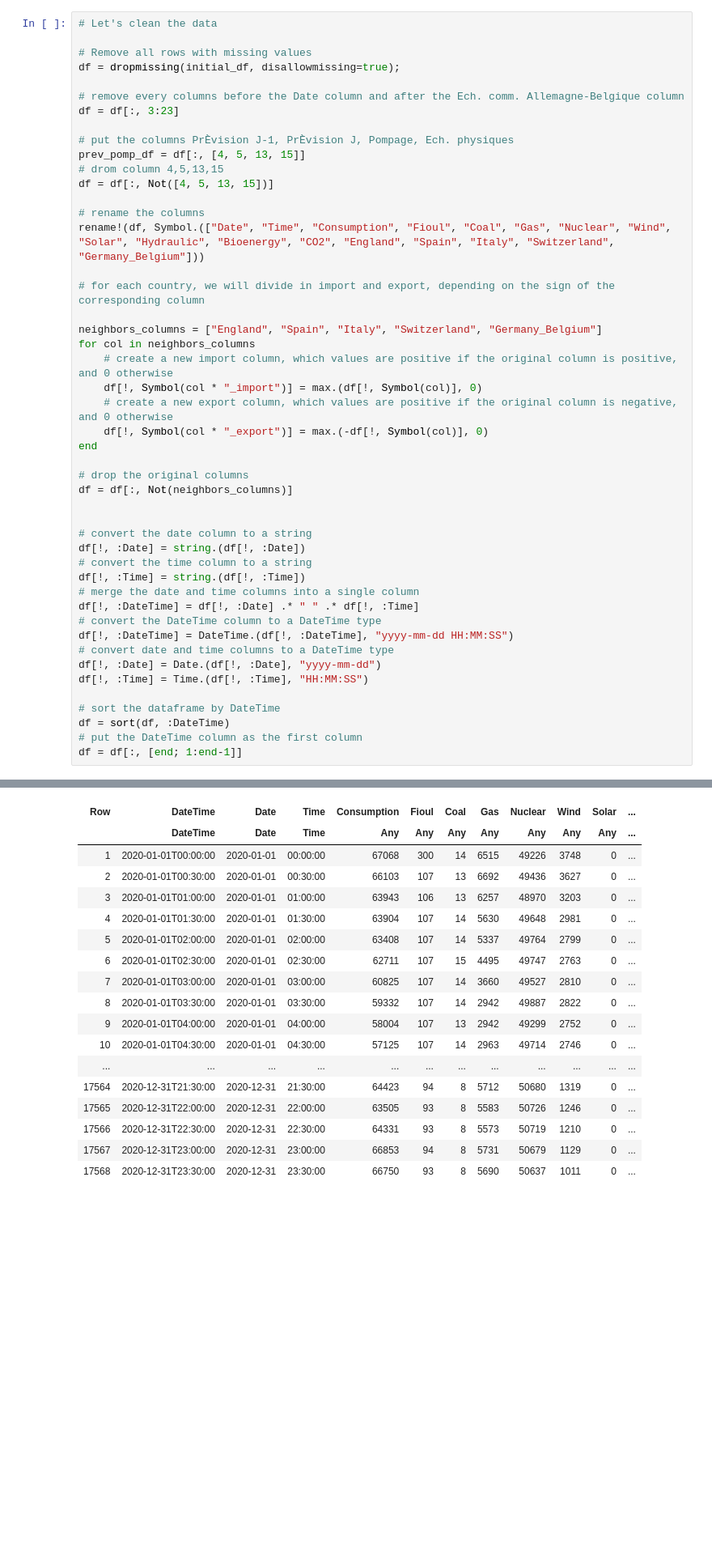
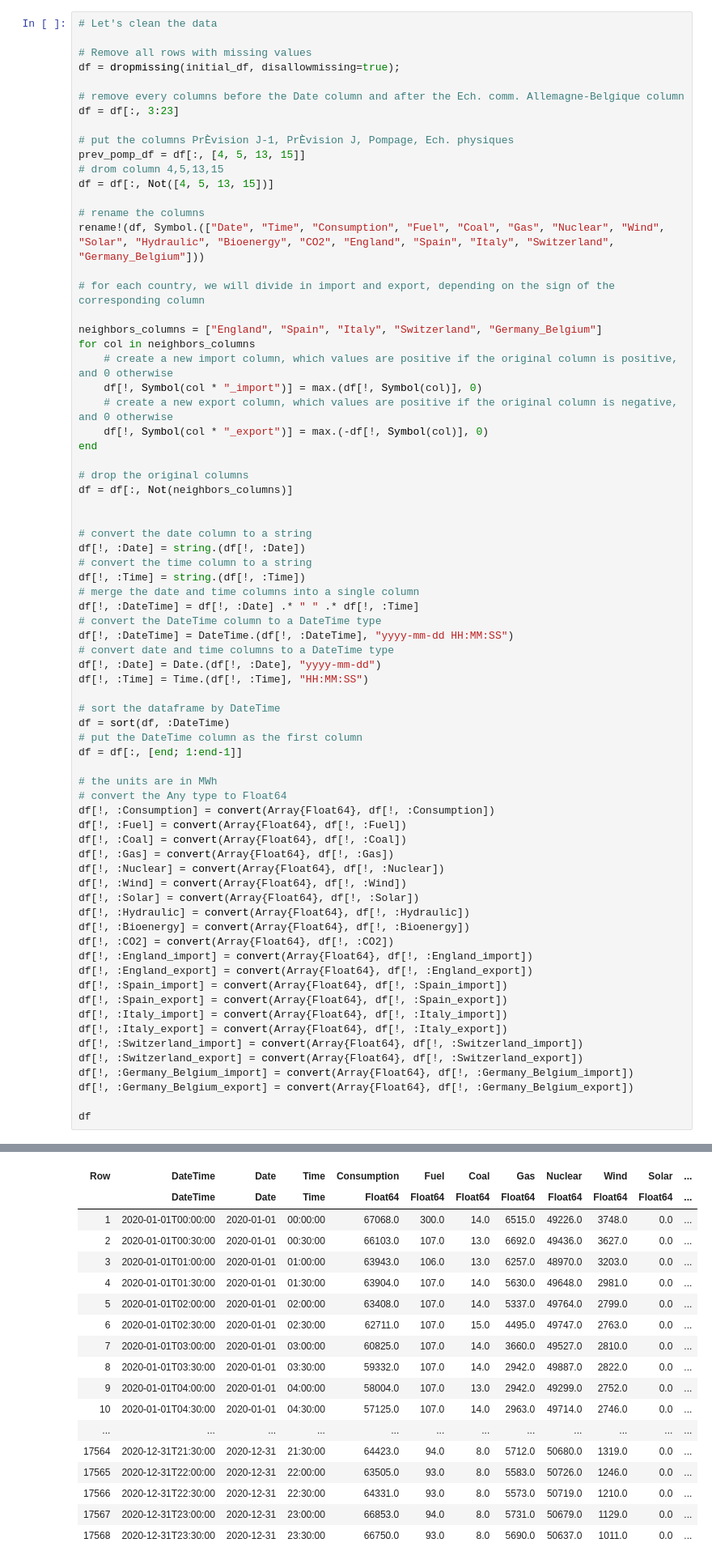
Before and after one commit to OscarCourbit/Energy-Allocation-in-France, a Jupyter notebook: Project_Problem.ipynb, the cells around one changed output, grey strips where cells are left out. Shown at 81% size. Drawn from its saved outputs; the diff is of its cells as text; blank space fills up the shorter version.

```diff
--- a/Project_Problem.ipynb
+++ b/Project_Problem.ipynb
@@ -27,7 +27,7 @@ prev_pomp_df = df[:, [4, 5, 13, 15]]
 df = df[:, Not([4, 5, 13, 15])]
 
 # rename the columns
-rename!(df, Symbol.(["Date", "Time", "Consumption", "Fioul", "Coal", "Gas", "Nuclear", "Wind", "Solar", "Hydraulic", "Bioenergy", "CO2", "England", "Spain", "Italy", "Switzerland", "Germany_Belgium"]))
+rename!(df, Symbol.(["Date", "Time", "Consumption", "Fuel", "Coal", "Gas", "Nuclear", "Wind", "Solar", "Hydraulic", "Bioenergy", "CO2", "England", "Spain", "Italy", "Switzerland", "Germany_Belgium"]))
 
 # for each country, we will divide in import and export, depending on the sign of the corresponding column
 
@@ -35,48 +35,73 @@ neighbors_columns = ["England", "Spain", "Italy", "Switzerland", "Germany_Belgiu
 for col in neighbors_columns
     # create a new import column, which values are positive if the original column is positive, and 0 otherwise
     df[!, Symbol(col * "_import")] = max.(df[!, Symbol(col)], 0)
     # create a new export column, which values are positive if the original column is negative, and 0 otherwise
     df[!, Symbol(col * "_export")] = max.(-df[!, Symbol(col)], 0)
 end
 
 # drop the original columns
 df = df[:, Not(neighbors_columns)]
 
 
 # convert the date column to a string
 df[!, :Date] = string.(df[!, :Date])
 # convert the time column to a string
 df[!, :Time] = string.(df[!, :Time])
 # merge the date and time columns into a single column
 df[!, :DateTime] = df[!, :Date] .* " " .* df[!, :Time]
 # convert the DateTime column to a DateTime type
 df[!, :DateTime] = DateTime.(df[!, :DateTime], "yyyy-mm-dd HH:MM:SS")
 # convert date and time columns to a DateTime type
 df[!, :Date] = Date.(df[!, :Date], "yyyy-mm-dd")
 df[!, :Time] = Time.(df[!, :Time], "HH:MM:SS")
 
 # sort the dataframe by DateTime
 df = sort(df, :DateTime)
 # put the DateTime column as the first column
 df = df[:, [end; 1:end-1]]
+
+# the units are in MWh
+# convert the Any type to Float64
+df[!, :Consumption] = convert(Array{Float64}, df[!, :Consumption])
+df[!, :Fuel] = convert(Array{Float64}, df[!, :Fuel])
+df[!, :Coal] = convert(Array{Float64}, df[!, :Coal])
+df[!, :Gas] = convert(Array{Float64}, df[!, :Gas])
+df[!, :Nuclear] = convert(Array{Float64}, df[!, :Nuclear])
+df[!, :Wind] = convert(Array{Float64}, df[!, :Wind])
+df[!, :Solar] = convert(Array{Float64}, df[!, :Solar])
+df[!, :Hydraulic] = convert(Array{Float64}, df[!, :Hydraulic])
+df[!, :Bioenergy] = convert(Array{Float64}, df[!, :Bioenergy])
+df[!, :CO2] = convert(Array{Float64}, df[!, :CO2])
+df[!, :England_import] = convert(Array{Float64}, df[!, :England_import])
+df[!, :England_export] = convert(Array{Float64}, df[!, :England_export])
+df[!, :Spain_import] = convert(Array{Float64}, df[!, :Spain_import])
+df[!, :Spain_export] = convert(Array{Float64}, df[!, :Spain_export])
+df[!, :Italy_import] = convert(Array{Float64}, df[!, :Italy_import])
+df[!, :Italy_export] = convert(Array{Float64}, df[!, :Italy_export])
+df[!, :Switzerland_import] = convert(Array{Float64}, df[!, :Switzerland_import])
+df[!, :Switzerland_export] = convert(Array{Float64}, df[!, :Switzerland_export])
+df[!, :Germany_Belgium_import] = convert(Array{Float64}, df[!, :Germany_Belgium_import])
+df[!, :Germany_Belgium_export] = convert(Array{Float64}, df[!, :Germany_Belgium_export])
+
+df
 # %% [output]
 17568×23 DataFrame
 17543 rows omitted
-| Row | DateTime | Date | Time | Consumption | Fioul | Coal | Gas | Nuclear | Wind | Solar | ... |
-|  | DateTime | Date | Time | Any | Any | Any | Any | Any | Any | Any | ... |
-| 1 | 2020-01-01T00:00:00 | 2020-01-01 | 00:00:00 | 67068 | 300 | 14 | 6515 | 49226 | 3748 | 0 | ... |
-| 2 | 2020-01-01T00:30:00 | 2020-01-01 | 00:30:00 | 66103 | 107 | 13 | 6692 | 49436 | 3627 | 0 | ... |
-| 3 | 2020-01-01T01:00:00 | 2020-01-01 | 01:00:00 | 63943 | 106 | 13 | 6257 | 48970 | 3203 | 0 | ... |
-| 4 | 2020-01-01T01:30:00 | 2020-01-01 | 01:30:00 | 63904 | 107 | 14 | 5630 | 49648 | 2981 | 0 | ... |
-| 5 | 2020-01-01T02:00:00 | 2020-01-01 | 02:00:00 | 63408 | 107 | 14 | 5337 | 49764 | 2799 | 0 | ... |
-| 6 | 2020-01-01T02:30:00 | 2020-01-01 | 02:30:00 | 62711 | 107 | 15 | 4495 | 49747 | 2763 | 0 | ... |
-| 7 | 2020-01-01T03:00:00 | 2020-01-01 | 03:00:00 | 60825 | 107 | 14 | 3660 | 49527 | 2810 | 0 | ... |
-| 8 | 2020-01-01T03:30:00 | 2020-01-01 | 03:30:00 | 59332 | 107 | 14 | 2942 | 49887 | 2822 | 0 | ... |
-| 9 | 2020-01-01T04:00:00 | 2020-01-01 | 04:00:00 | 58004 | 107 | 13 | 2942 | 49299 | 2752 | 0 | ... |
-| 10 | 2020-01-01T04:30:00 | 2020-01-01 | 04:30:00 | 57125 | 107 | 14 | 2963 | 49714 | 2746 | 0 | ... |
+| Row | DateTime | Date | Time | Consumption | Fuel | Coal | Gas | Nuclear | Wind | Solar | ... |
+|  | DateTime | Date | Time | Float64 | Float64 | Float64 | Float64 | Float64 | Float64 | Float64 | ... |
+| 1 | 2020-01-01T00:00:00 | 2020-01-01 | 00:00:00 | 67068.0 | 300.0 | 14.0 | 6515.0 | 49226.0 | 3748.0 | 0.0 | ... |
+| 2 | 2020-01-01T00:30:00 | 2020-01-01 | 00:30:00 | 66103.0 | 107.0 | 13.0 | 6692.0 | 49436.0 | 3627.0 | 0.0 | ... |
+| 3 | 2020-01-01T01:00:00 | 2020-01-01 | 01:00:00 | 63943.0 | 106.0 | 13.0 | 6257.0 | 48970.0 | 3203.0 | 0.0 | ... |
+| 4 | 2020-01-01T01:30:00 | 2020-01-01 | 01:30:00 | 63904.0 | 107.0 | 14.0 | 5630.0 | 49648.0 | 2981.0 | 0.0 | ... |
+| 5 | 2020-01-01T02:00:00 | 2020-01-01 | 02:00:00 | 63408.0 | 107.0 | 14.0 | 5337.0 | 49764.0 | 2799.0 | 0.0 | ... |
+| 6 | 2020-01-01T02:30:00 | 2020-01-01 | 02:30:00 | 62711.0 | 107.0 | 15.0 | 4495.0 | 49747.0 | 2763.0 | 0.0 | ... |
+| 7 | 2020-01-01T03:00:00 | 2020-01-01 | 03:00:00 | 60825.0 | 107.0 | 14.0 | 3660.0 | 49527.0 | 2810.0 | 0.0 | ... |
+| 8 | 2020-01-01T03:30:00 | 2020-01-01 | 03:30:00 | 59332.0 | 107.0 | 14.0 | 2942.0 | 49887.0 | 2822.0 | 0.0 | ... |
+| 9 | 2020-01-01T04:00:00 | 2020-01-01 | 04:00:00 | 58004.0 | 107.0 | 13.0 | 2942.0 | 49299.0 | 2752.0 | 0.0 | ... |
+| 10 | 2020-01-01T04:30:00 | 2020-01-01 | 04:30:00 | 57125.0 | 107.0 | 14.0 | 2963.0 | 49714.0 | 2746.0 | 0.0 | ... |
 | ... | ... | ... | ... | ... | ... | ... | ... | ... | ... | ... | ... |
-| 17564 | 2020-12-31T21:30:00 | 2020-12-31 | 21:30:00 | 64423 | 94 | 8 | 5712 | 50680 | 1319 | 0 | ... |
-| 17565 | 2020-12-31T22:00:00 | 2020-12-31 | 22:00:00 | 63505 | 93 | 8 | 5583 | 50726 | 1246 | 0 | ... |
-| 17566 | 2020-12-31T22:30:00 | 2020-12-31 | 22:30:00 | 64331 | 93 | 8 | 5573 | 50719 | 1210 | 0 | ... |
-| 17567 | 2020-12-31T23:00:00 | 2020-12-31 | 23:00:00 | 66853 | 94 | 8 | 5731 | 50679 | 1129 | 0 | ... |
-| 17568 | 2020-12-31T23:30:00 | 2020-12-31 | 23:30:00 | 66750 | 93 | 8 | 5690 | 50637 | 1011 | 0 | ... |
+| 17564 | 2020-12-31T21:30:00 | 2020-12-31 | 21:30:00 | 64423.0 | 94.0 | 8.0 | 5712.0 | 50680.0 | 1319.0 | 0.0 | ... |
+| 17565 | 2020-12-31T22:00:00 | 2020-12-31 | 22:00:00 | 63505.0 | 93.0 | 8.0 | 5583.0 | 50726.0 | 1246.0 | 0.0 | ... |
+| 17566 | 2020-12-31T22:30:00 | 2020-12-31 | 22:30:00 | 64331.0 | 93.0 | 8.0 | 5573.0 | 50719.0 | 1210.0 | 0.0 | ... |
+| 17567 | 2020-12-31T23:00:00 | 2020-12-31 | 23:00:00 | 66853.0 | 94.0 | 8.0 | 5731.0 | 50679.0 | 1129.0 | 0.0 | ... |
+| 17568 | 2020-12-31T23:30:00 | 2020-12-31 | 23:30:00 | 66750.0 | 93.0 | 8.0 | 5690.0 | 50637.0 | 1011.0 | 0.0 | ... |
```
Also changed, not shown: parts of 10 cells of this notebook.
